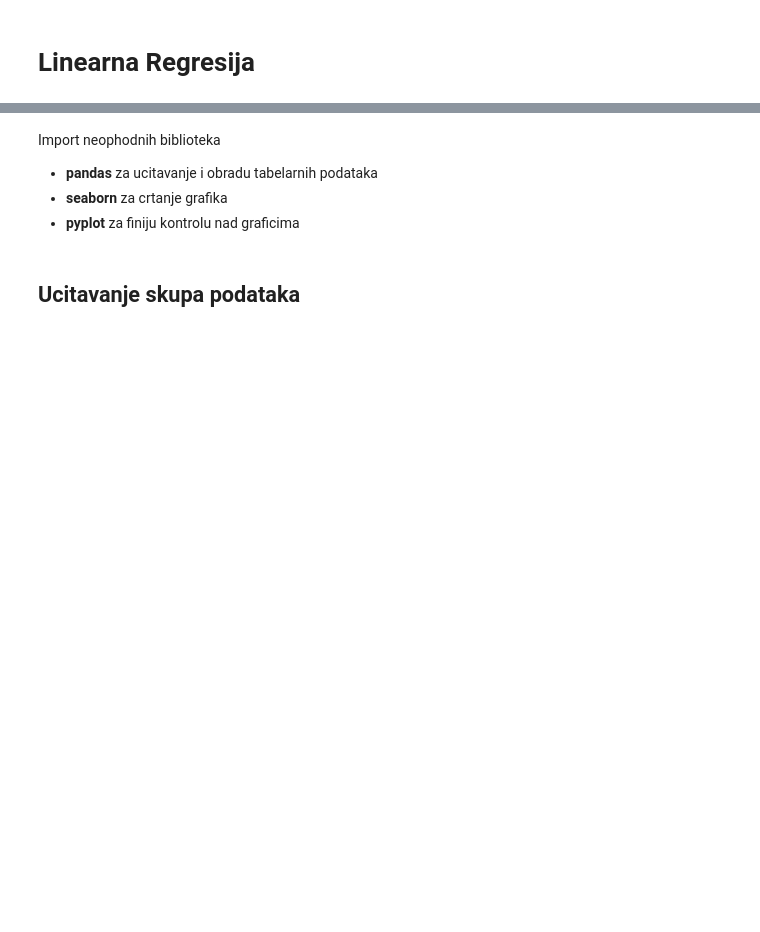
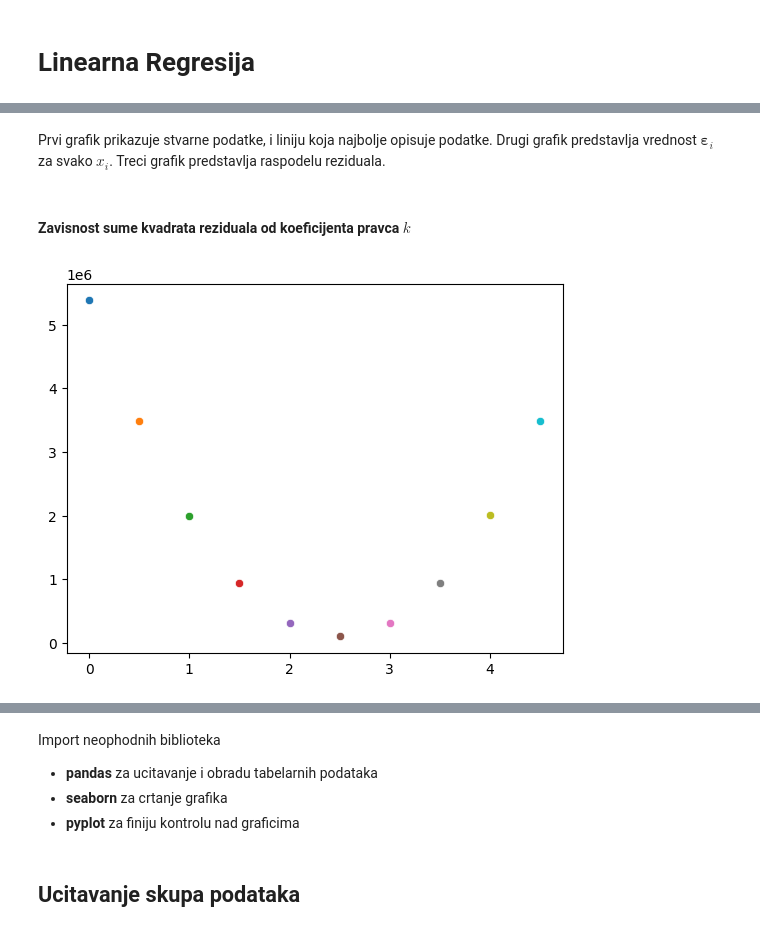
Before and after one commit to rat-nick/ml-lab, a Jupyter notebook: Linearna-Regresija.ipynb, the cells around one changed output, grey strips where cells are left out. Saved outputs shown, nothing was run; the diff lists cells and outputs as text; code cells hidden in the pictures; blank space fills up the shorter version.

```diff
--- a/Linearna-Regresija.ipynb
+++ b/Linearna-Regresija.ipynb
@@ -26,0 +64,16 @@ Cilj obučavanja ovog modela jeste da se nađu optimalne vrednosti parametara $
+# %% [markdown]
+Prvi grafik prikazuje stvarne podatke, i liniju koja najbolje opisuje podatke.
+Drugi grafik predstavlja vrednost $𝛆_i$ za svako $x_i$. Treci grafik predstavlja raspodelu reziduala.
+# %% [markdown]
+#### Zavisnost sume kvadrata reziduala od koeficijenta pravca $k$
+# %%
+ks = [x / 2.0 for x in range(0, 10)]
+n = 4
+
+for k in ks:
+    y_hat = k * x + n
+    residuals = (y - y_hat)**2
+    rss = residuals.sum()
+    sns.scatterplot(x=k, y=[rss])
+# %% [output]
+[figure, added]
```
Also changed, not shown: parts of 10 cells of this notebook.
